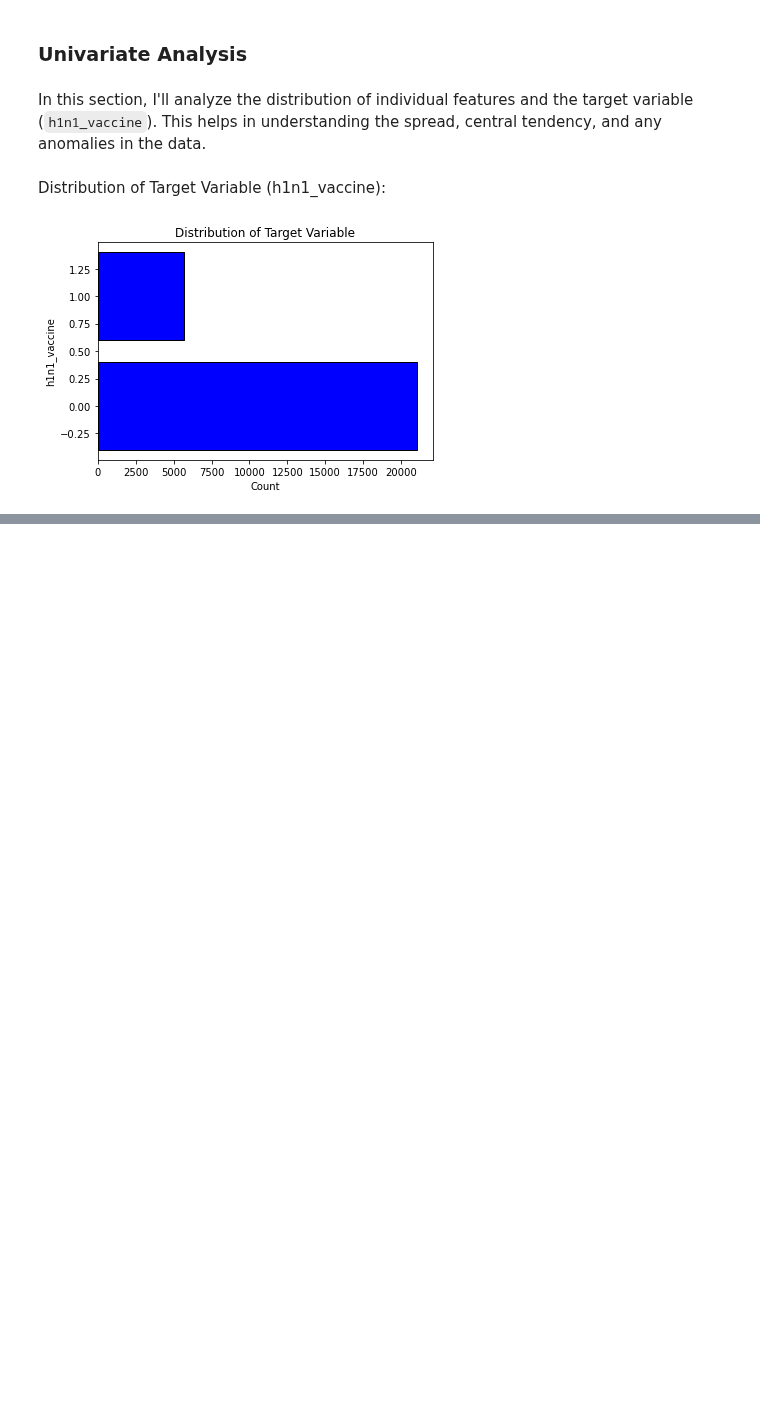
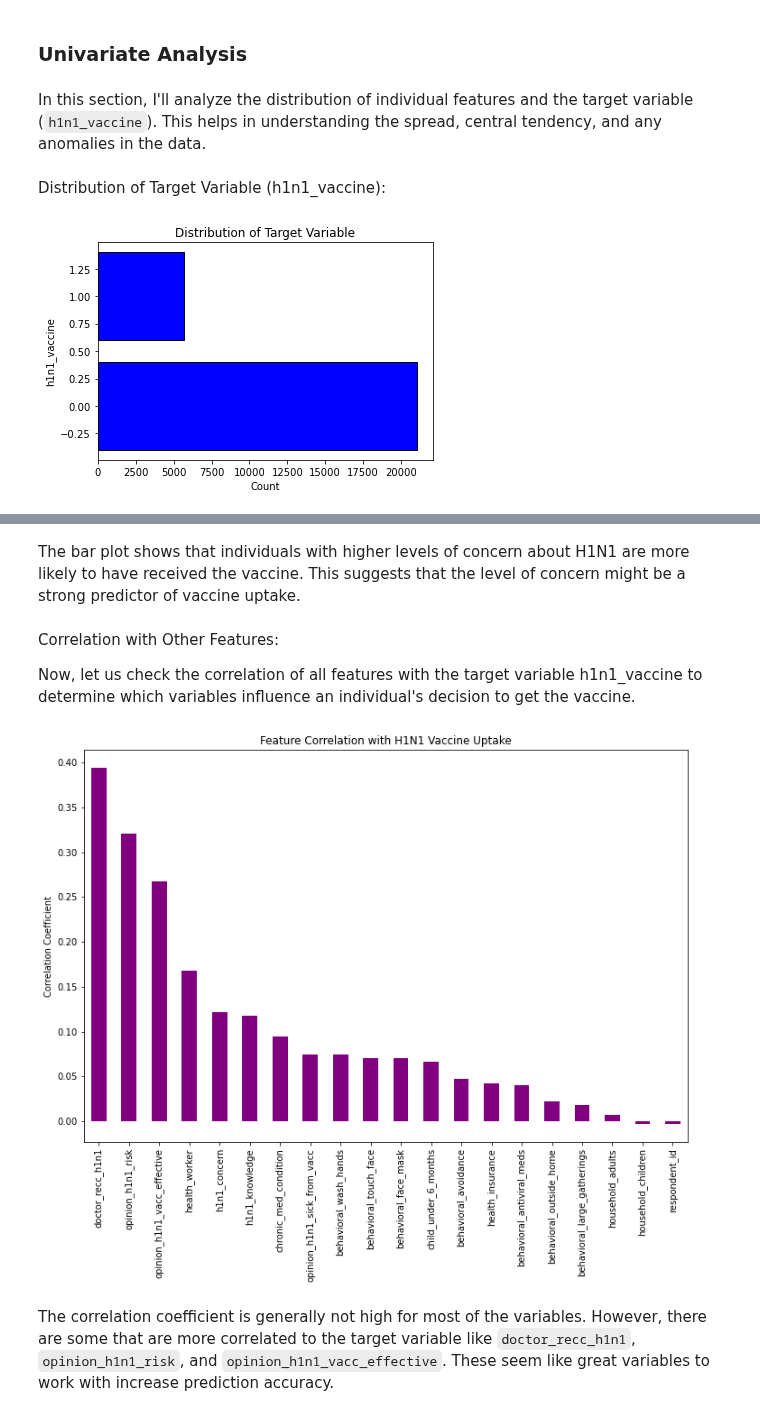
Before and after one commit to KariukiBrian/DSC_phase3project, a Jupyter notebook: index.ipynb, the cells around one changed output, grey strips where cells are left out. Saved outputs shown, nothing was run; the diff lists cells and outputs as text; code cells hidden in the pictures; blank space fills up the shorter version.

```diff
--- a/index.ipynb
+++ b/index.ipynb
@@ -558,0 +592,23 @@ KeyError: 'Column not found: h1n1_vaccine'
+# %% [markdown]
+The bar plot shows that individuals with higher levels of concern about H1N1 are more likely to have received the vaccine. This suggests that the level of concern might be a strong predictor of vaccine uptake.
+# %% [markdown]
+Correlation with Other Features:
+
+Now, let us check the correlation of all features with the target variable h1n1_vaccine to determine which variables influence an individual's decision to get the vaccine.
+# %%
+# Identify numeric columns in the dataset
+numeric_cols = merged_df.select_dtypes(include=np.number).columns
+
+# Calculate the correlation between each numeric feature and the target
+correlations = merged_df[numeric_cols].corr()['h1n1_vaccine'].sort_values(ascending=False)
+
+# Plot the correlations
+plt.figure(figsize=(12, 8))
+correlations.drop('h1n1_vaccine').plot(kind='bar', color='purple')
+plt.title('Feature Correlation with H1N1 Vaccine Uptake')
+plt.ylabel('Correlation Coefficient')
+plt.show()
+# %% [output]
+[figure, added]
+# %% [markdown]
+The correlation coefficient is generally not high for most of the variables. However, there are some that are more correlated to the target variable like `doctor_recc_h1n1`, `opinion_h1n1_risk`, and `opinion_h1n1_vacc_effective`. These seem like great variables to work with increase prediction accuracy.
```
Also changed, not shown: parts of 6 cells of this notebook.
